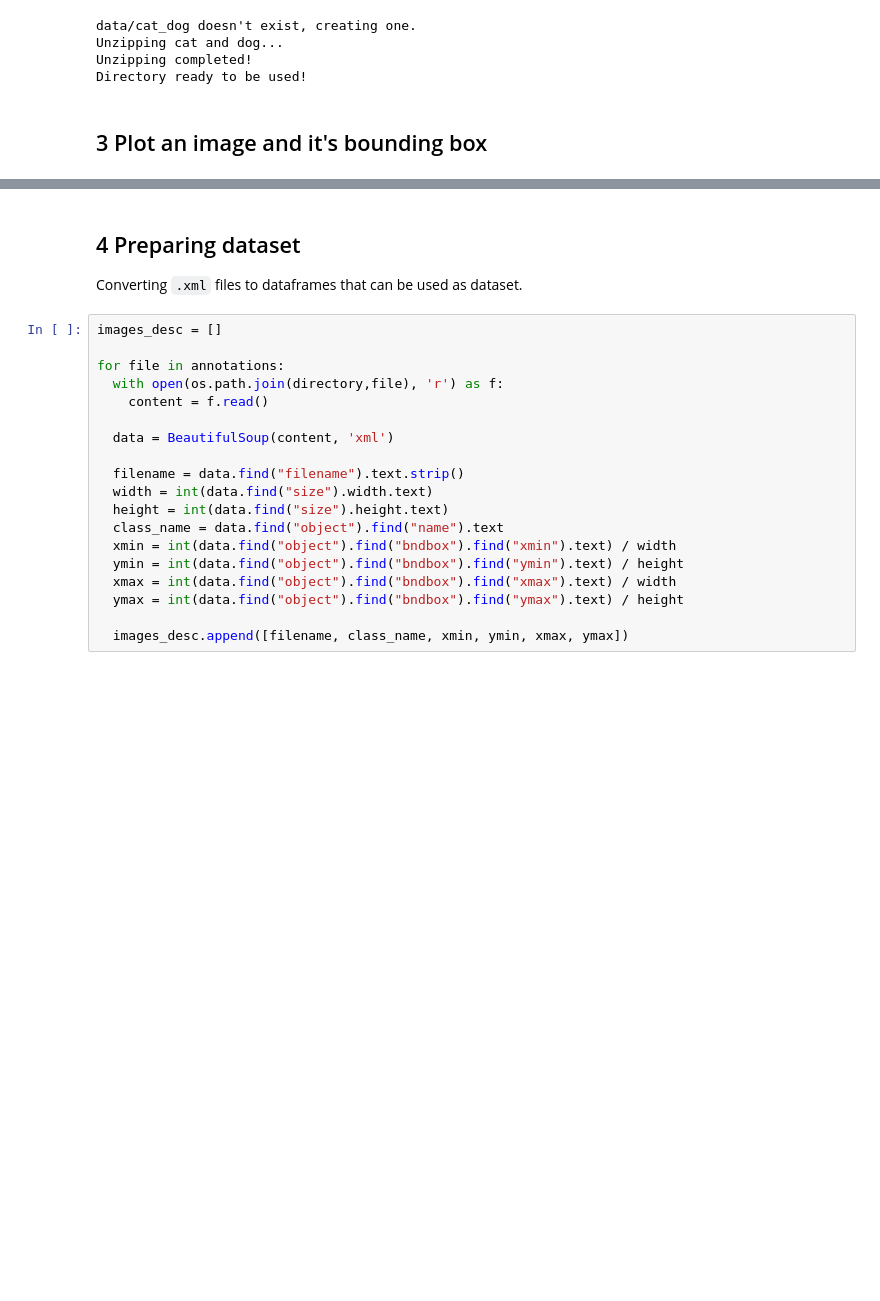
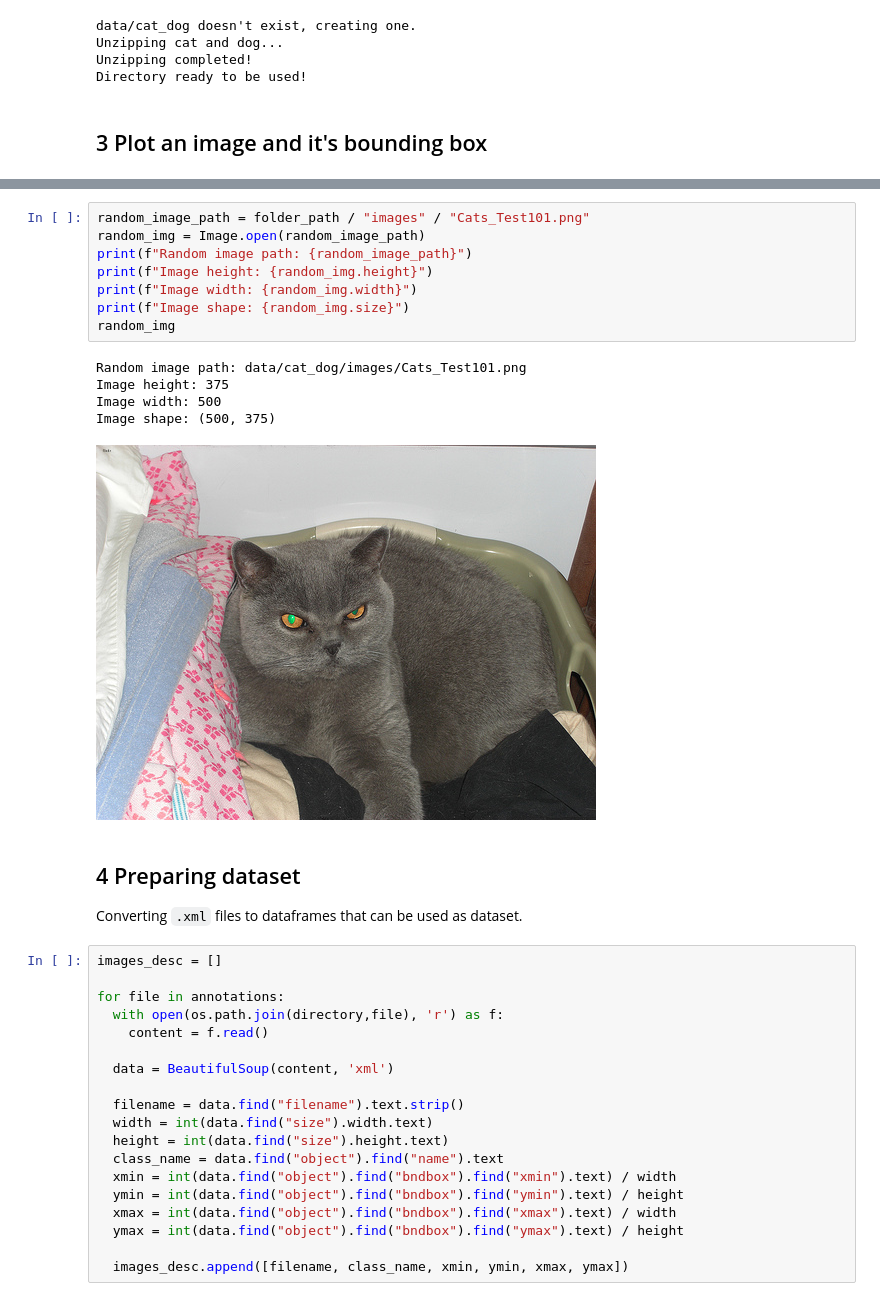
Before and after one commit to m10singh94/ClassificationAndBoundingBoxPrediction, a Jupyter notebook: ClassificationWithBoundingBoxPrediction.ipynb, the cells around one changed output, grey strips where cells are left out. Drawn from its saved outputs; the diff is of its cells as text; blank space fills up the shorter version.

```diff
--- a/ClassificationWithBoundingBoxPrediction.ipynb
+++ b/ClassificationWithBoundingBoxPrediction.ipynb
@@ -183,3 +184,17 @@ plt.imshow(img)
+# %%
+random_image_path = folder_path / "images" / "Cats_Test101.png"
+random_img = Image.open(random_image_path)
+print(f"Random image path: {random_image_path}")
+print(f"Image height: {random_img.height}")
+print(f"Image width: {random_img.width}")
+print(f"Image shape: {random_img.size}")
+random_img
+# %% [output]
+Random image path: data/cat_dog/images/Cats_Test101.png
+Image height: 375
+Image width: 500
+Image shape: (500, 375)
+[figure, added]
 # %% [markdown]
 ## 4 Preparing dataset
 Converting `.xml` files to dataframes that can be used as dataset.
```
Also changed, not shown: parts of 16 cells of this notebook.
